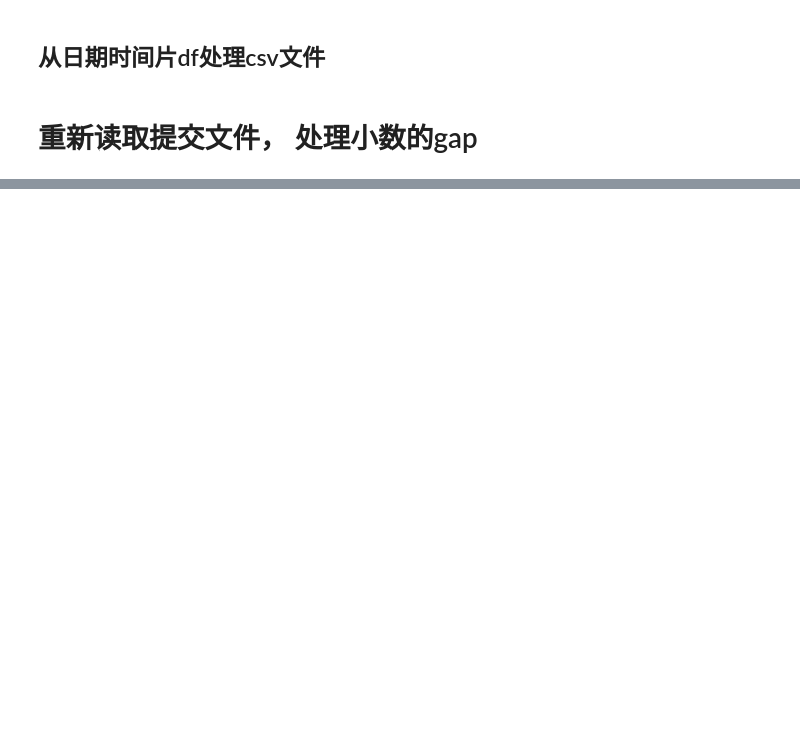
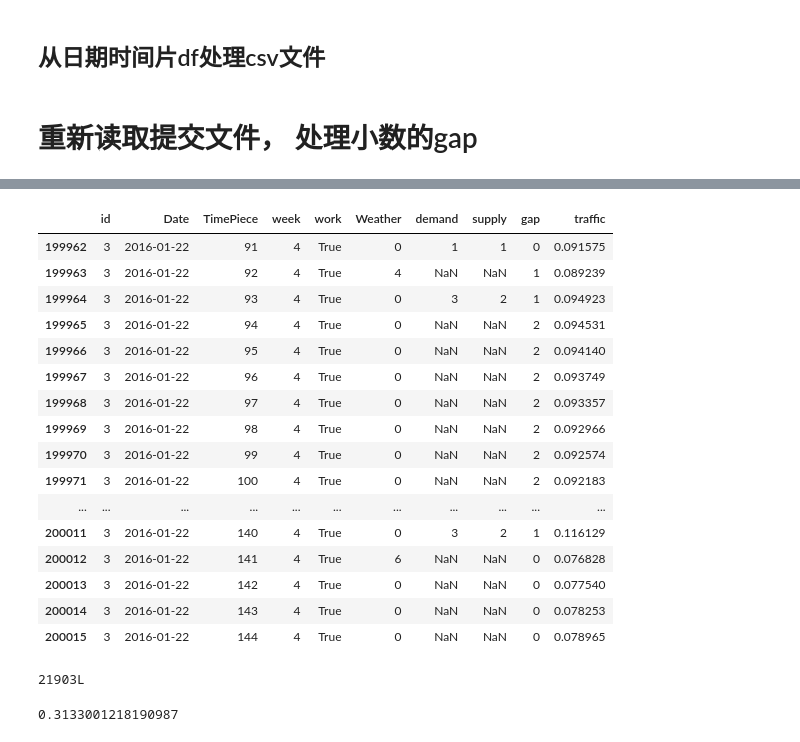
Before and after one commit to sndnyang/kaggle, a Jupyter notebook: didi/建模预测.ipynb, the cells around one changed output, grey strips where cells are left out. Cells and saved outputs as stored; diff of their text form; code cells hidden in the pictures; blank space fills up the shorter version.

```diff
--- a/didi/建模预测.ipynb
+++ b/didi/建模预测.ipynb
@@ -257,0 +349,4 @@ plt.legend()
+# %%
+test_data = all_data_df[all_data_df.Date > '2016-01-21'].loc[:, all_data_df.columns]
+# %%
+test_data.traffic = test_data.traffic.interpolate()
@@ -292,2 +519,31 @@ result_df[:5]
+# %%
+test_data.gap = test_data.gap.fillna(method='bfill')
+test_data[(test_data.id == 3) & (test_data.Date == '2016-01-22') & (test_data.TimePiece > 90)]
+# %% [output]
+|  | id | Date | TimePiece | week | work | Weather | demand | supply | gap | traffic |
+| 199962 | 3 | 2016-01-22 | 91 | 4 | True | 0 | 1 | 1 | 0 | 0.091575 |
+| 199963 | 3 | 2016-01-22 | 92 | 4 | True | 4 | NaN | NaN | 1 | 0.089239 |
+| 199964 | 3 | 2016-01-22 | 93 | 4 | True | 0 | 3 | 2 | 1 | 0.094923 |
+| 199965 | 3 | 2016-01-22 | 94 | 4 | True | 0 | NaN | NaN | 2 | 0.094531 |
+| 199966 | 3 | 2016-01-22 | 95 | 4 | True | 0 | NaN | NaN | 2 | 0.094140 |
+| 199967 | 3 | 2016-01-22 | 96 | 4 | True | 0 | NaN | NaN | 2 | 0.093749 |
+| 199968 | 3 | 2016-01-22 | 97 | 4 | True | 0 | NaN | NaN | 2 | 0.093357 |
+| 199969 | 3 | 2016-01-22 | 98 | 4 | True | 0 | NaN | NaN | 2 | 0.092966 |
+| 199970 | 3 | 2016-01-22 | 99 | 4 | True | 0 | NaN | NaN | 2 | 0.092574 |
+| 199971 | 3 | 2016-01-22 | 100 | 4 | True | 0 | NaN | NaN | 2 | 0.092183 |
+| ... | ... | ... | ... | ... | ... | ... | ... | ... | ... | ... |
+| 200011 | 3 | 2016-01-22 | 140 | 4 | True | 0 | 3 | 2 | 1 | 0.116129 |
+| 200012 | 3 | 2016-01-22 | 141 | 4 | True | 6 | NaN | NaN | 0 | 0.076828 |
+| 200013 | 3 | 2016-01-22 | 142 | 4 | True | 0 | NaN | NaN | 0 | 0.077540 |
+| 200014 | 3 | 2016-01-22 | 143 | 4 | True | 0 | NaN | NaN | 0 | 0.078253 |
+| 200015 | 3 | 2016-01-22 | 144 | 4 | True | 0 | NaN | NaN | 0 | 0.078965 |
 # %%
 result_df.gap = pd.Series([int(e) if e > 1.01 else 1 for e in result_df.gap])
+# %%
+evaluate_gap(result_df)
+# %% [output]
+21903L
+# %%
+evaluate_mape(result_df)
+# %% [output]
+0.3133001218190987
```
Also changed, not shown: parts of 64 cells of this notebook, 6 other files.
